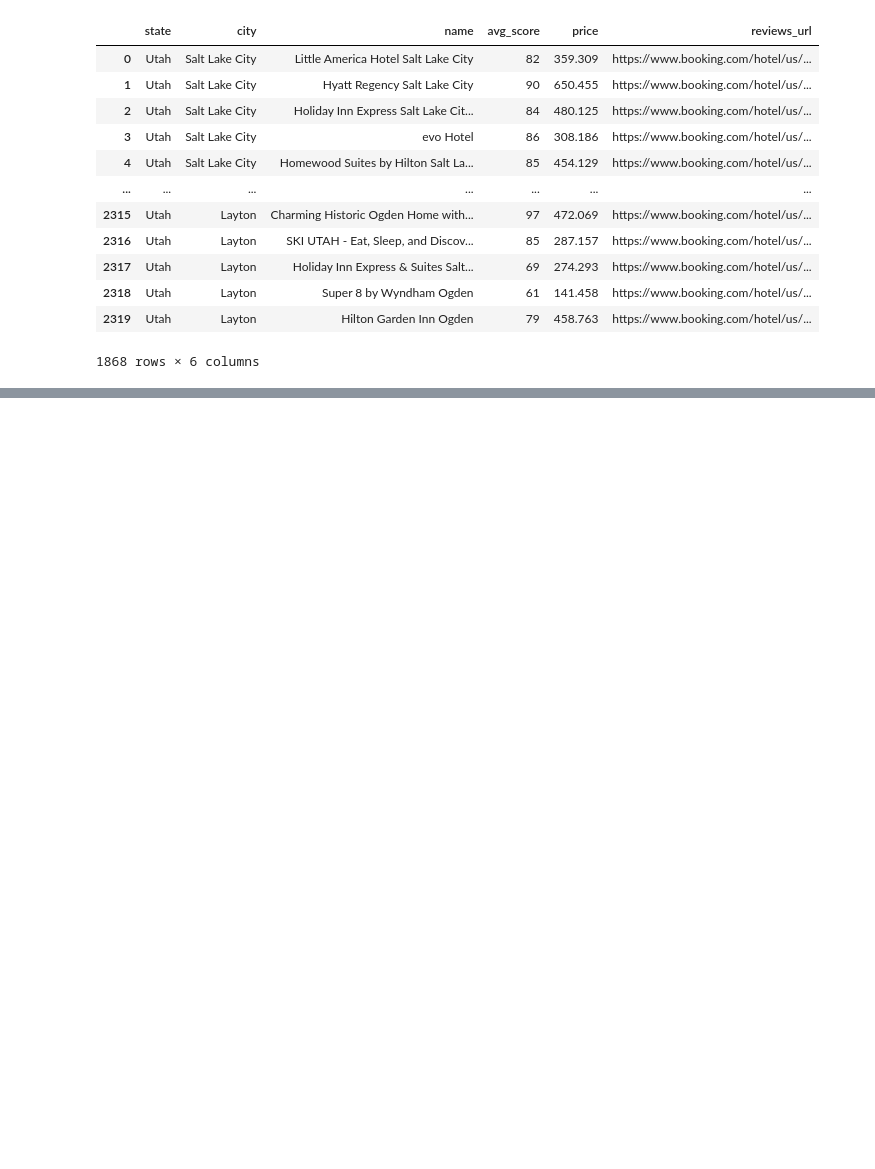
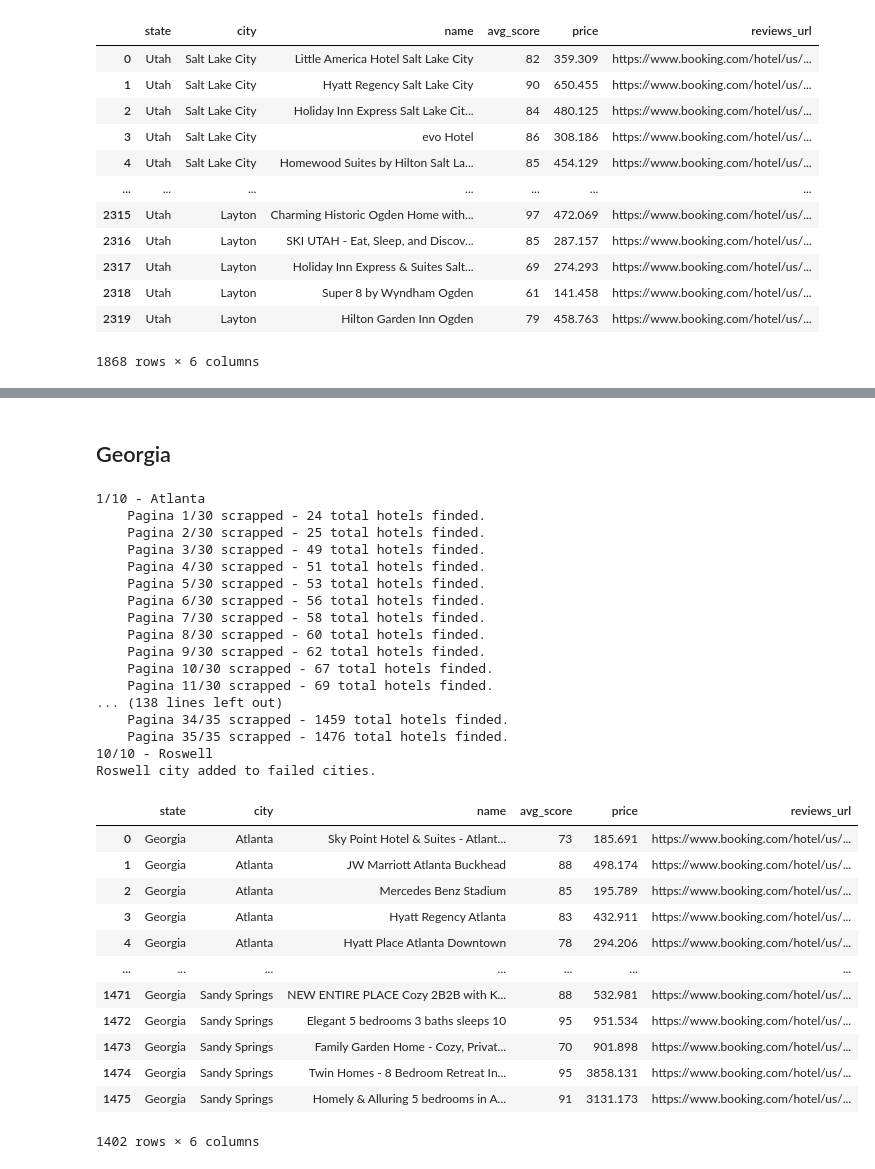
Before and after one commit to LeonardoCostaH/PF_DS_YELP, a Jupyter notebook: scrapping/02_hotels.ipynb, the cells around one changed output, grey strips where cells are left out. Cells and saved outputs as stored; diff of their text form; code cells hidden in the pictures; blank space fills up the shorter version.

```diff
--- a/scrapping/02_hotels.ipynb
+++ b/scrapping/02_hotels.ipynb
@@ -68,0 +106,36 @@ utah_hotels
+# %% [markdown]
+## Georgia
+# %%
+georgia_hotels = scrape("GA")
+georgia_hotels
+# %% [output]
+1/10 - Atlanta
+    Pagina 1/30 scrapped - 24 total hotels finded.
+    Pagina 2/30 scrapped - 25 total hotels finded.
+    Pagina 3/30 scrapped - 49 total hotels finded.
+    Pagina 4/30 scrapped - 51 total hotels finded.
+    Pagina 5/30 scrapped - 53 total hotels finded.
+    Pagina 6/30 scrapped - 56 total hotels finded.
+    Pagina 7/30 scrapped - 58 total hotels finded.
+    Pagina 8/30 scrapped - 60 total hotels finded.
+    Pagina 9/30 scrapped - 62 total hotels finded.
+    Pagina 10/30 scrapped - 67 total hotels finded.
+    Pagina 11/30 scrapped - 69 total hotels finded.
+... (138 lines left out)
+    Pagina 34/35 scrapped - 1459 total hotels finded.
+    Pagina 35/35 scrapped - 1476 total hotels finded.
+10/10 - Roswell
+Roswell city added to failed cities.
+|  | state | city | name | avg_score | price | reviews_url |
+| 0 | Georgia | Atlanta | Sky Point Hotel & Suites - Atlant... | 73 | 185.691 | https://www.booking.com/hotel/us/... |
+| 1 | Georgia | Atlanta | JW Marriott Atlanta Buckhead | 88 | 498.174 | https://www.booking.com/hotel/us/... |
+| 2 | Georgia | Atlanta | Mercedes Benz Stadium | 85 | 195.789 | https://www.booking.com/hotel/us/... |
+| 3 | Georgia | Atlanta | Hyatt Regency Atlanta | 83 | 432.911 | https://www.booking.com/hotel/us/... |
+| 4 | Georgia | Atlanta | Hyatt Place Atlanta Downtown | 78 | 294.206 | https://www.booking.com/hotel/us/... |
+| ... | ... | ... | ... | ... | ... | ... |
+| 1471 | Georgia | Sandy Springs | NEW ENTIRE PLACE Cozy 2B2B with K... | 88 | 532.981 | https://www.booking.com/hotel/us/... |
+| 1472 | Georgia | Sandy Springs | Elegant 5 bedrooms 3 baths sleeps 10 | 95 | 951.534 | https://www.booking.com/hotel/us/... |
+| 1473 | Georgia | Sandy Springs | Family Garden Home - Cozy, Privat... | 70 | 901.898 | https://www.booking.com/hotel/us/... |
+| 1474 | Georgia | Sandy Springs | Twin Homes - 8 Bedroom Retreat In... | 95 | 3858.131 | https://www.booking.com/hotel/us/... |
+| 1475 | Georgia | Sandy Springs | Homely & Alluring 5 bedrooms in A... | 91 | 3131.173 | https://www.booking.com/hotel/us/... |
+1402 rows × 6 columns
```
Also changed, not shown: parts of 19 cells of this notebook, 12 other files.
